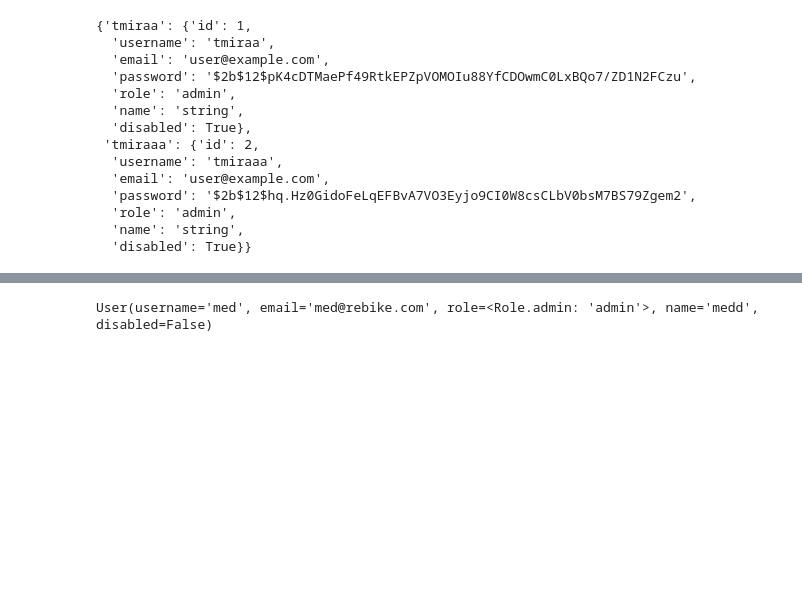
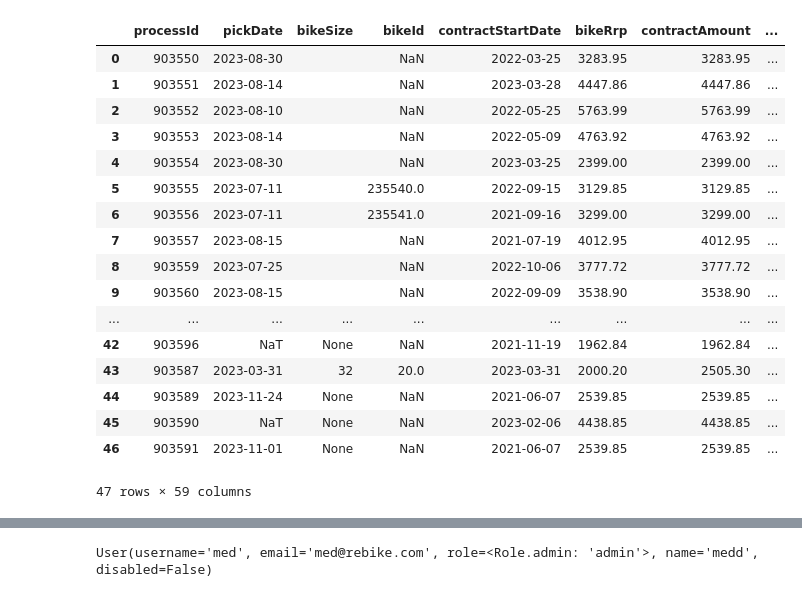
Before and after one commit to MedBENZARTI/server1, a Jupyter notebook: test.ipynb, the cells around one changed output, grey strips where cells are left out. Cells and saved outputs as stored; diff of their text form; code cells hidden in the pictures; blank space fills up the shorter version.

```diff
--- a/test.ipynb
+++ b/test.ipynb
@@ -38,24 +38,27 @@ def read_data(sql):
     rows = cur.fetchall()
     cols = [str(col[0]) for col in cur.description ]
     conn.close()
-    return pd.DataFrame(rows, columns=cols).to_dict('records')
+    return pd.DataFrame(rows, columns=cols)
 # %%
-sql = """select * from users"""
+sql = '''select * from  public."Form"'''
 d = read_data(sql)
-d = {o['username']:o for o in d}
 d
 # %% [output]
+|  | processId | pickDate | bikeSize | bikeId | contractStartDate | bikeRrp | contractAmount | ... |
+| 0 | 903550 | 2023-08-30 |  | NaN | 2022-03-25 | 3283.95 | 3283.95 | ... |
+| 1 | 903551 | 2023-08-14 |  | NaN | 2023-03-28 | 4447.86 | 4447.86 | ... |
+| 2 | 903552 | 2023-08-10 |  | NaN | 2022-05-25 | 5763.99 | 5763.99 | ... |
+| 3 | 903553 | 2023-08-14 |  | NaN | 2022-05-09 | 4763.92 | 4763.92 | ... |
+| 4 | 903554 | 2023-08-30 |  | NaN | 2023-03-25 | 2399.00 | 2399.00 | ... |
+| 5 | 903555 | 2023-07-11 |  | 235540.0 | 2022-09-15 | 3129.85 | 3129.85 | ... |
+| 6 | 903556 | 2023-07-11 |  | 235541.0 | 2021-09-16 | 3299.00 | 3299.00 | ... |
+| 7 | 903557 | 2023-08-15 |  | NaN | 2021-07-19 | 4012.95 | 4012.95 | ... |
+| 8 | 903559 | 2023-07-25 |  | NaN | 2022-10-06 | 3777.72 | 3777.72 | ... |
+| 9 | 903560 | 2023-08-15 |  | NaN | 2022-09-09 | 3538.90 | 3538.90 | ... |
+| ... | ... | ... | ... | ... | ... | ... | ... | ... |
+| 42 | 903596 | NaT | None | NaN | 2021-11-19 | 1962.84 | 1962.84 | ... |
+| 43 | 903587 | 2023-03-31 | 32 | 20.0 | 2023-03-31 | 2000.20 | 2505.30 | ... |
+| 44 | 903589 | 2023-11-24 | None | NaN | 2021-06-07 | 2539.85 | 2539.85 | ... |
+| 45 | 903590 | NaT | None | NaN | 2023-02-06 | 4438.85 | 4438.85 | ... |
+| 46 | 903591 | 2023-11-01 | None | NaN | 2021-06-07 | 2539.85 | 2539.85 | ... |
-{'tmiraa': {'id': 1,
-  'username': 'tmiraa',
-  'email': 'user@example.com',
-  'password': '$2b$12$pK4cDTMaePf49RtkEPZpVOMOIu88YfCDOwmC0LxBQo7/ZD1N2FCzu',
-  'role': 'admin',
-  'name': 'string',
-  'disabled': True},
- 'tmiraaa': {'id': 2,
-  'username': 'tmiraaa',
-  'email': 'user@example.com',
-  'password': '$2b$12$hq.Hz0GidoFeLqEFBvA7VO3Eyjo9CI0W8csCLbV0bsM7BS79Zgem2',
-  'role': 'admin',
-  'name': 'string',
-  'disabled': True}}
+47 rows × 59 columns
```
Also changed, not shown: parts of 1 cell of this notebook, 2 other files.
